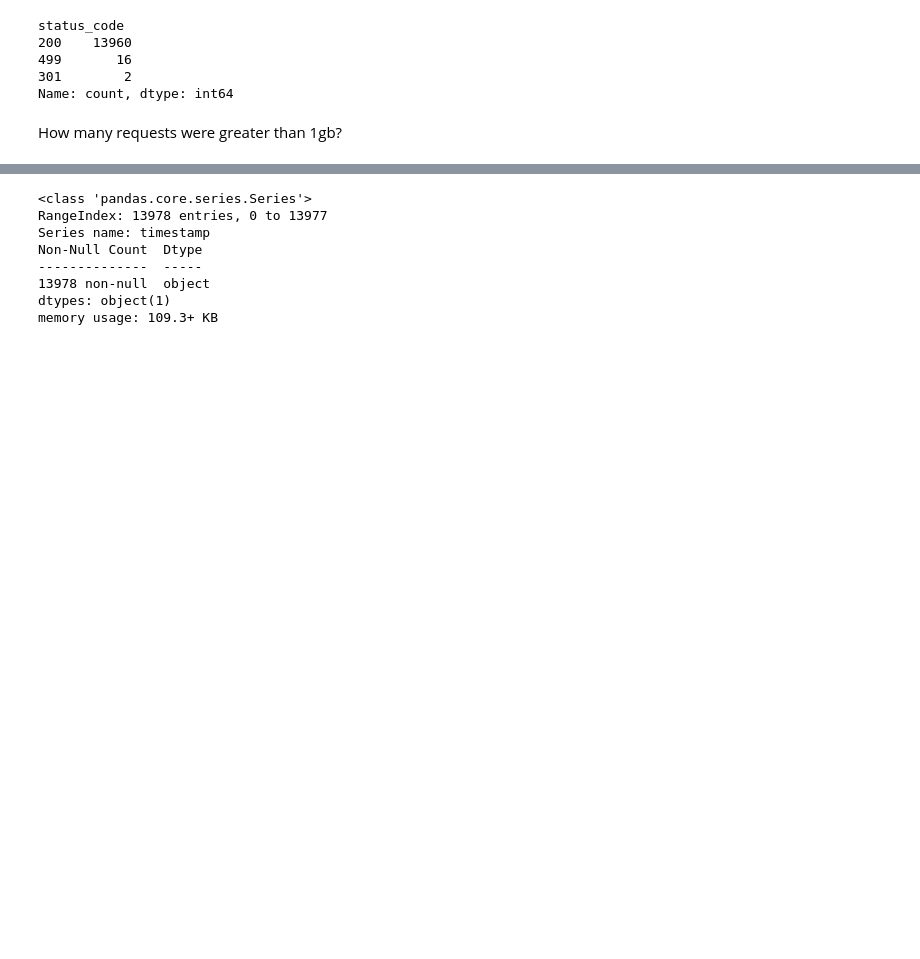
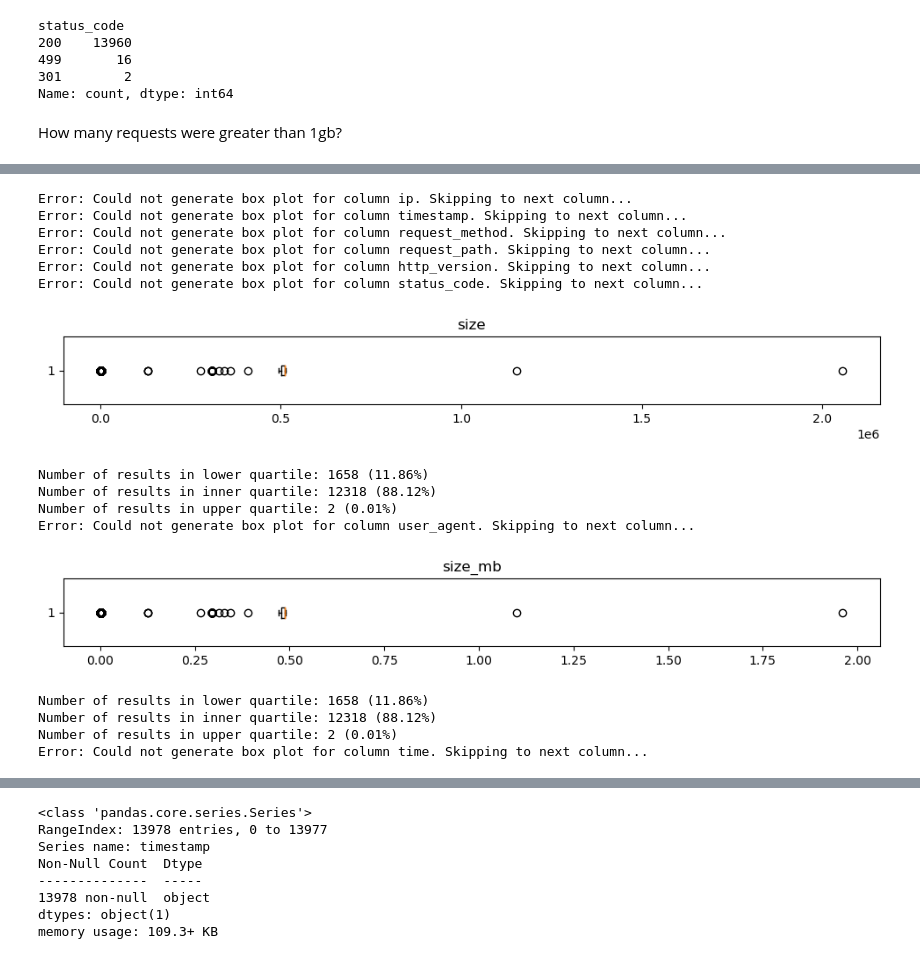
Before and after one commit to Joshua-Click/anomaly-detection-exercises, a Jupyter notebook: discrete_anomaly_detection.ipynb, the cells around one changed output, grey strips where cells are left out. Drawn from its saved outputs; the diff is of its cells as text; code cells hidden in the pictures; blank space fills up the shorter version.

```diff
--- a/discrete_anomaly_detection.ipynb
+++ b/discrete_anomaly_detection.ipynb
@@ -254,0 +261,52 @@ df[df.size_mb > 1.0]
+# %%
+def box_plotter(df, k=1.5):
+    """
+    Generates a box plot for all columns in a dataframe using matplotlib.
+    """
+    for col in df.columns:
+        if col != "day" and col != "date":
+            try:
+                plt.figure(figsize=(12, 1))
+                plt.boxplot(df[col], vert=False)
+                plt.title(col)
+                plt.show()
+                q1 = df[col].quantile(0.25)
+                q3 = df[col].quantile(0.75)
+                iqr = q3 - q1
+                lower_bound = q1 - k * iqr
+                upper_bound = q3 + k * iqr
+                print(
+                    f"Number of results in lower quartile: {len(df[df[col] < lower_bound])} ({(len(df[df[col] < lower_bound])/len(df))*100:.2f}%)"
+                )
+                print(
+                    f"Number of results in inner quartile: {len(df[(df[col] >= lower_bound) & (df[col] <= upper_bound)])} ({(len(df[(df[col] >= lower_bound) & (df[col] <= upper_bound)])/len(df))*100:.2f}%)"
+                )
+                print(
+                    f"Number of results in upper quartile: {len(df[df[col] > upper_bound])} ({(len(df[df[col] > upper_bound])/len(df))*100:.2f}%)"
+                )
+            except:
+                print(
+                    f"Error: Could not generate box plot for column {col}. Skipping to next column..."
+                )
+                plt.close()
+
+                continue
+# %%
+box_plotter(df)
+# %% [output]
+Error: Could not generate box plot for column ip. Skipping to next column...
+Error: Could not generate box plot for column timestamp. Skipping to next column...
+Error: Could not generate box plot for column request_method. Skipping to next column...
+Error: Could not generate box plot for column request_path. Skipping to next column...
+Error: Could not generate box plot for column http_version. Skipping to next column...
+Error: Could not generate box plot for column status_code. Skipping to next column...
+[figure, added]
+Number of results in lower quartile: 1658 (11.86%)
+Number of results in inner quartile: 12318 (88.12%)
+Number of results in upper quartile: 2 (0.01%)
+Error: Could not generate box plot for column user_agent. Skipping to next column...
+[figure, added]
+Number of results in lower quartile: 1658 (11.86%)
+Number of results in inner quartile: 12318 (88.12%)
+Number of results in upper quartile: 2 (0.01%)
+Error: Could not generate box plot for column time. Skipping to next column...
```
Also changed, not shown: parts of 8 cells of this notebook, 1 other file.
